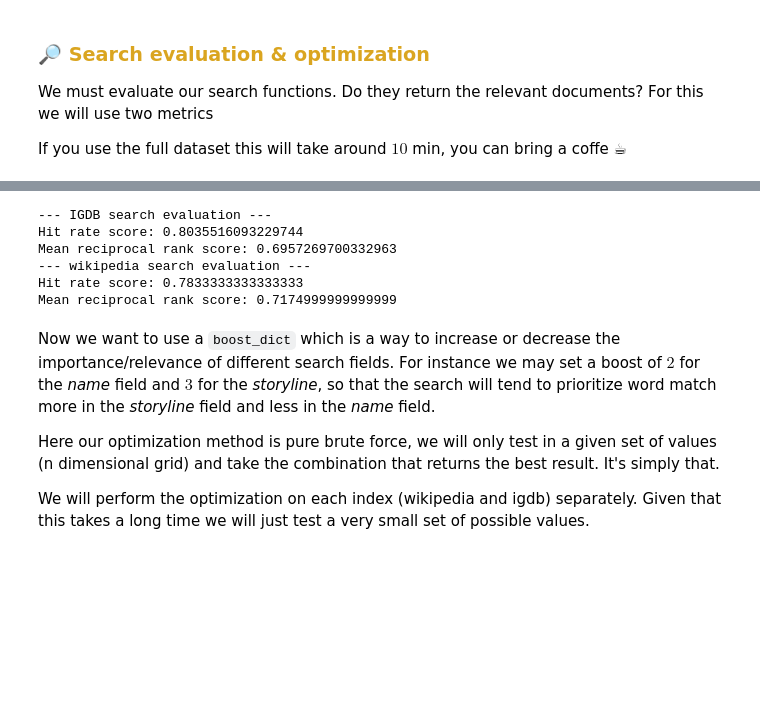
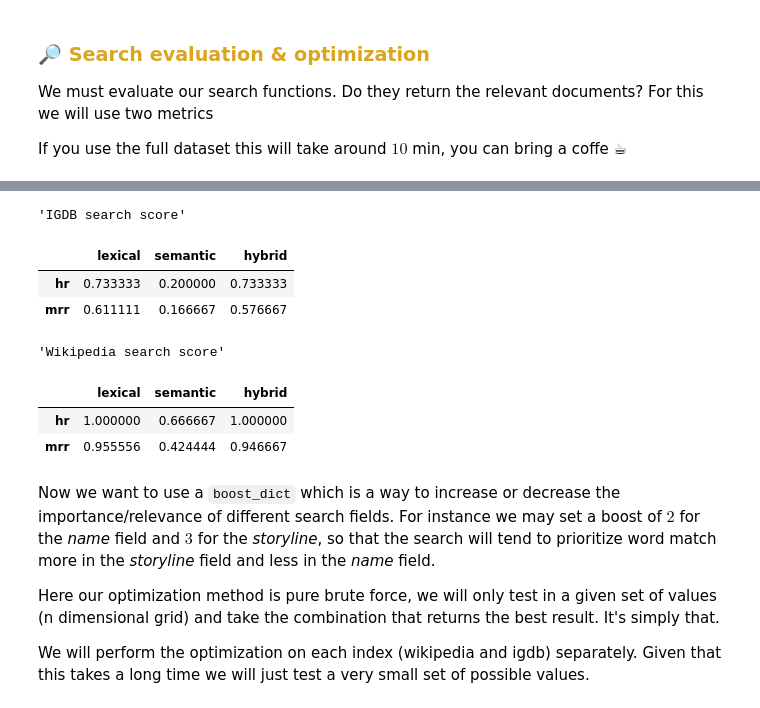
Before and after one commit to pedro-cardoso16/video-game-knowledge-assistant, a Jupyter notebook: main.ipynb, the cells around one changed output, grey strips where cells are left out. Drawn from its saved outputs; the diff is of its cells as text; code cells hidden in the pictures; blank space fills up the shorter version.

```diff
--- a/main.ipynb
+++ b/main.ipynb
@@ -168,39 +205,48 @@ Now, let's test for the bigger dataset.
 # %%
-num = 5  # Number of retrieved documents per search
+output = input("Proceed with full search evaluation (This will take some time) [y/n]: ")
 
-evaluator.ground_truth = pd.read_csv("data/igdb_ground_truth.csv")
-igdb_hr_score, igdb_mrr_score, igdb_x = evaluator.evaluate_search(
-    index="igdb",
-    search_type="hybrid",
-    num=num,
-)
+if output == 'y':
+    num = 5  # Number of retrieved documents per search
+    igdb_score = {}
+    wikipedia_score = {}
 
-# import time
 
-# time.sleep(5)
-evaluator.ground_truth = pd.read_csv("data/wikipedia_ground_truth.csv")
-wikipedia_hr_score, wikipedia_mrr_score, wikipedia_x = evaluator.evaluate_search(
-    index="wikipedia",
-    search_type="hybrid",
-    num=num,
-)
+    evaluator.ground_truth = igdb_ground_truth
+    for search_type in ("lexical", "semantic", "hybrid"):
+        hr_score, mrr_score, _ = evaluator.evaluate_search(
+            index="igdb",
+            search_type=search_type,
+            num=num,
+            max_workers=2,
+        )
 
-print(
-    "--- IGDB search evaluation ---",
-    f"Hit rate score: {igdb_hr_score}",
-    f"Mean reciprocal rank score: {igdb_mrr_score}",
-    "--- wikipedia search evaluation ---",
-    f"Hit rate score: {wikipedia_hr_score}",
-    f"Mean reciprocal rank score: {wikipedia_mrr_score}",
-    sep="\n",
-)
+        igdb_score[search_type] = {"hr": hr_score, "mrr": mrr_score}
+
+    evaluator.ground_truth = wikipedia_ground_truth
+    for search_type in ("lexical", "semantic", "hybrid"):
+        hr_score, mrr_score, _ = evaluator.evaluate_search(
+            index="wikipedia",
+            search_type=search_type,
+            num=num,
+            max_workers=2,
+        )
+
+        wikipedia_score[search_type] = {"hr": hr_score, "mrr": mrr_score}
-# %% [output]
---- IGDB search evaluation ---
-Hit rate score: 0.8035516093229744
-Mean reciprocal rank score: 0.6957269700332963
---- wikipedia search evaluation ---
-Hit rate score: 0.7833333333333333
-Mean reciprocal rank score: 0.7174999999999999
+# %%
+display("IGDB search score")
+display(pd.DataFrame(igdb_score))
+
+display("Wikipedia search score")
+display(pd.DataFrame(wikipedia_score))
+# %% [output]
+'IGDB search score'
+|  | lexical | semantic | hybrid |
+| hr | 0.733333 | 0.200000 | 0.733333 |
+| mrr | 0.611111 | 0.166667 | 0.576667 |
+'Wikipedia search score'
+|  | lexical | semantic | hybrid |
+| hr | 1.000000 | 0.666667 | 1.000000 |
+| mrr | 0.955556 | 0.424444 | 0.946667 |
 # %% [markdown]
 Now we want to use a `boost_dict` which is a way to increase or decrease the
 importance/relevance of different search fields. For instance we may set a boost of $2$
```
Also changed, not shown: parts of 25 cells of this notebook, 9 other files.
